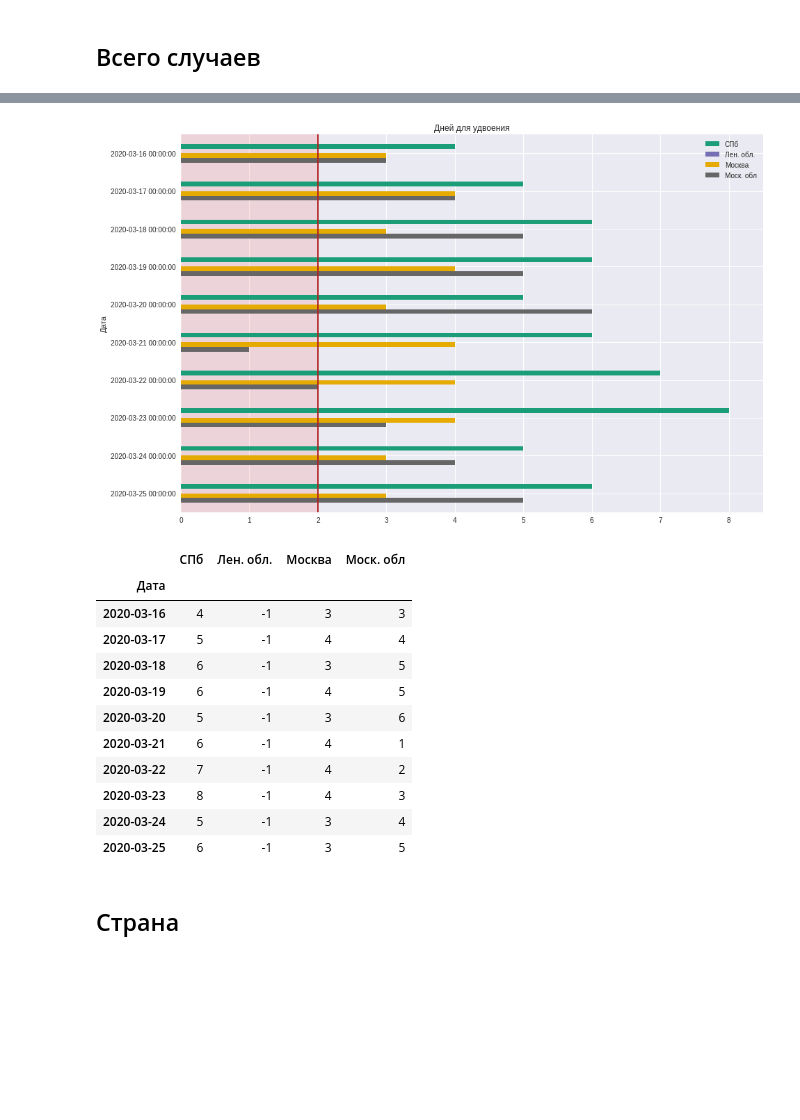
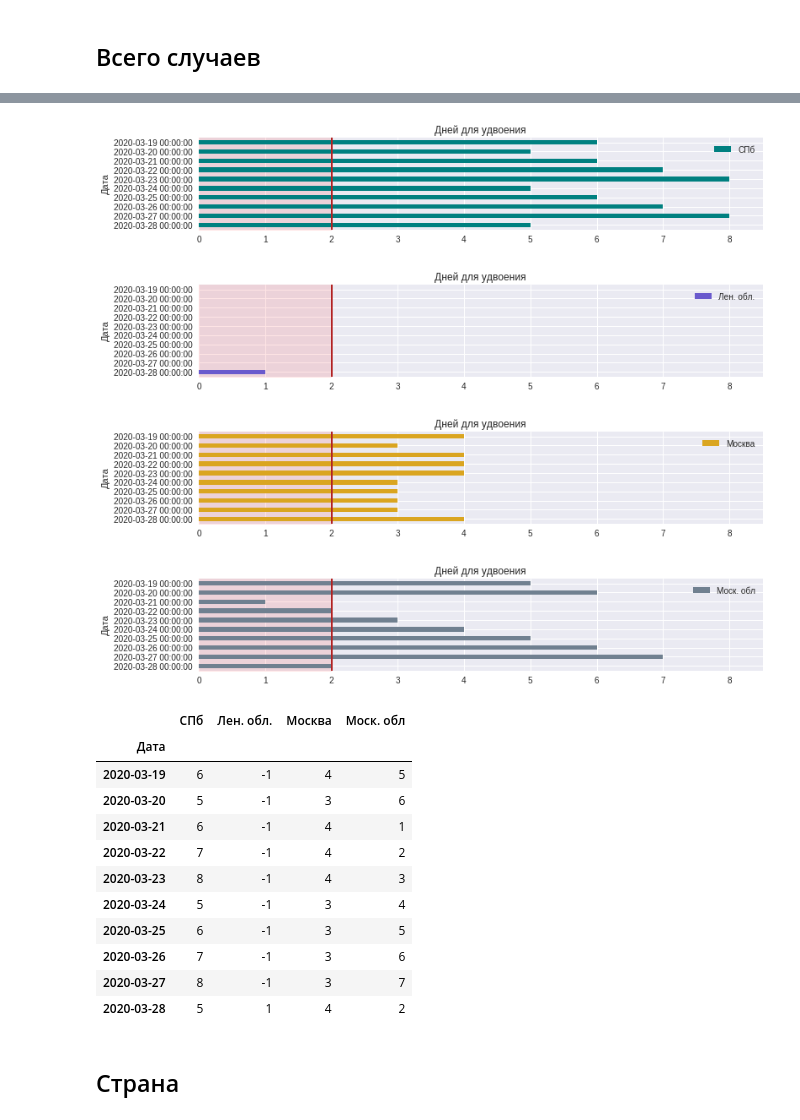
Before and after one commit to smeyashka/corona, a Jupyter notebook: graph.ipynb, the cells around one changed output, grey strips where cells are left out. Drawn from its saved outputs; the diff is of its cells as text; code cells hidden in the pictures; blank space fills up the shorter version.

```diff
--- a/graph.ipynb
+++ b/graph.ipynb
@@ -70,9 +70,13 @@ for city in new_case.keys():
 gf_all
 
 
-x = np.array([0, 1])
-gf_all.plot.barh(subplots = False, title = "Growth factor", figsize=(12,10), colormap='Dark2')
-plt.axvline(x=1, lw=2, color='green')
-plt.fill_between(x, -1, dates.size + 1, color='green', alpha=0.1)
-plt.gca().invert_yaxis()
+colors = ['teal', 'slateblue', 'goldenrod', 'slategrey']
+idx = 0
+for city in new_case.keys():
+    x = np.array([0, 1])
+    gf_all[[city]].plot.barh(subplots = False, title = "Growth factor", figsize=(12,3), color = colors[idx])
+    plt.axvline(x=1, lw=2, color='green')
+    plt.fill_between(x, -1, dates.size + 1, color='green', alpha=0.1)
+    plt.gca().invert_yaxis()
+    idx += 1
 # %% [output]
@@ -113,49 +126,52 @@ total.plot(style='.-', title = "Всего случаев", colormap='Dark2')
 # %%
 #Число дней, понадобившихся для удвоения (за последние 10 дней)
 
 dates = total.index[-10 :]
 
 rate_all = pd.DataFrame(index = dates)
 
 for city in total.keys():
     rate = [] #дней для удвоения
 
     #для каждой даты
     for cur_row in range(1, total.index.size, 1):
         half = int(total[city].values[cur_row] / 2)
         if (half < 2): #при малом числе случаев, как-то бессмысленно оценивать скорость
             rate.append(-1)
             continue
 
         #назад по списку, пока не найдём значение в два раза меньшее, чем на текущую дату
         for prev in range(cur_row - 1, -1, -1):
             #print(prev, half, total['СПб'].values[row])
             if half >= total[city].values[prev]:
                 diff = total[city].index[cur_row] - total[city].index[prev]
                 rate.append(diff.days)
                 break
 
     rate_all[city] = rate[-10 : ]
 
 rate_all
 
-
-x = np.array([0, 1, 2])
-rate_all.plot.barh(subplots = False, title = "Дней для удвоения", colormap='Dark2', xlim = (0, rate_all.max().max() + 0.5))
-plt.fill_between(x, -1, dates.size + 1,  color='red', alpha=0.1)
-plt.axvline(x=2, lw=2, color='firebrick')
-plt.gca().invert_yaxis()
+colors = ['teal', 'slateblue', 'goldenrod', 'slategrey']
+idx = 0
+for city in total.keys():
+    x = np.array([0, 1, 2])
+    rate_all[[city]].plot.barh(subplots = False, title = "Дней для удвоения", figsize=(12,2), color = colors[idx], xlim = (0, rate_all.max().max() + 0.5))
+    plt.fill_between(x, -1, dates.size + 1,  color='red', alpha=0.1)
+    plt.axvline(x=2, lw=2, color='firebrick')
+    plt.gca().invert_yaxis()
+    idx += 1
 # %% [output]
-[figure, old version]
+[figure, new version]
+[figure, added]
+[figure, added]
+[figure, added]
 # %%
-# -1 - маленькое число случаев, расчёт не производился
+# -1 -> маленькое число случаев, расчёт не производился
 rate_all
 # %% [output]
 |  | СПб | Лен. обл. | Москва | Моск. обл |
 | Дата |  |  |  |  |
-| 2020-03-16 | 4 | -1 | 3 | 3 |
-| 2020-03-17 | 5 | -1 | 4 | 4 |
-| 2020-03-18 | 6 | -1 | 3 | 5 |
 | 2020-03-19 | 6 | -1 | 4 | 5 |
 | 2020-03-20 | 5 | -1 | 3 | 6 |
 | 2020-03-21 | 6 | -1 | 4 | 1 |
@@ -163,6 +179,9 @@ rate_all
 | 2020-03-23 | 8 | -1 | 4 | 3 |
 | 2020-03-24 | 5 | -1 | 3 | 4 |
 | 2020-03-25 | 6 | -1 | 3 | 5 |
+| 2020-03-26 | 7 | -1 | 3 | 6 |
+| 2020-03-27 | 8 | -1 | 3 | 7 |
+| 2020-03-28 | 5 | 1 | 4 | 2 |
 # %% [markdown]
 ## Страна
 # %%
```
Also changed, not shown: parts of 10 cells of this notebook, 4 other files.
